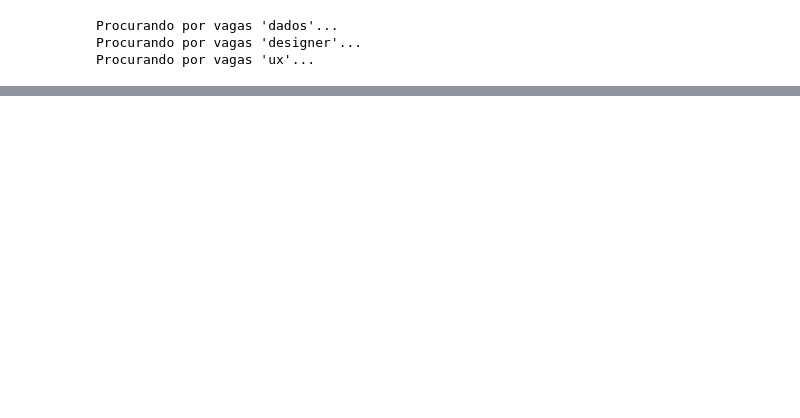
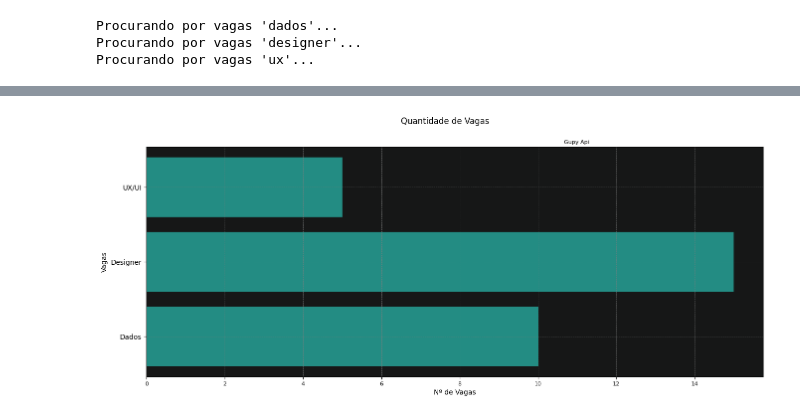
Before and after one commit to ht-yarll/gupy_api, a Jupyter notebook: test.ipynb, the cells around one changed output, grey strips where cells are left out. Drawn from its saved outputs; the diff is of its cells as text; code cells hidden in the pictures; blank space fills up the shorter version.

```diff
--- a/test.ipynb
+++ b/test.ipynb
@@ -90,0 +74,30 @@ df_vagas_consolidado
+# %%
+total_de_vagas = (df_vagas
+                  .groupby('tipo_de_vaga')
+                  .agg(
+                      quantidade = ('tipo_de_vaga', 'value_counts'),
+                      estado = ('state', 'unique')
+                  ).reset_index()
+                  )
+# %%
+fig, ax = plt.subplots(figsize=(16, 6))
+
+ax.barh(total_de_vagas['tipo_de_vaga'], total_de_vagas['quantidade'], color='#238c83')
+ax.set_facecolor('#161717')
+
+fig.suptitle('Quantidade de Vagas')
+
+plt.grid(color='grey', linestyle='--', linewidth = 0.5)
+plt.figtext(0.65, 0.89, 'Gupy Api', fontsize=8)
+
+plt.yticks(fontsize=10)
+plt.xticks(fontsize=8)
+
+plt.xlabel('Nº de Vagas')
+
+plt.ylabel('Vagas')
+
+
+plt.show()
+# %% [output]
+[figure, added]
```
Also changed, not shown: parts of 12 cells of this notebook, 4 other files.
